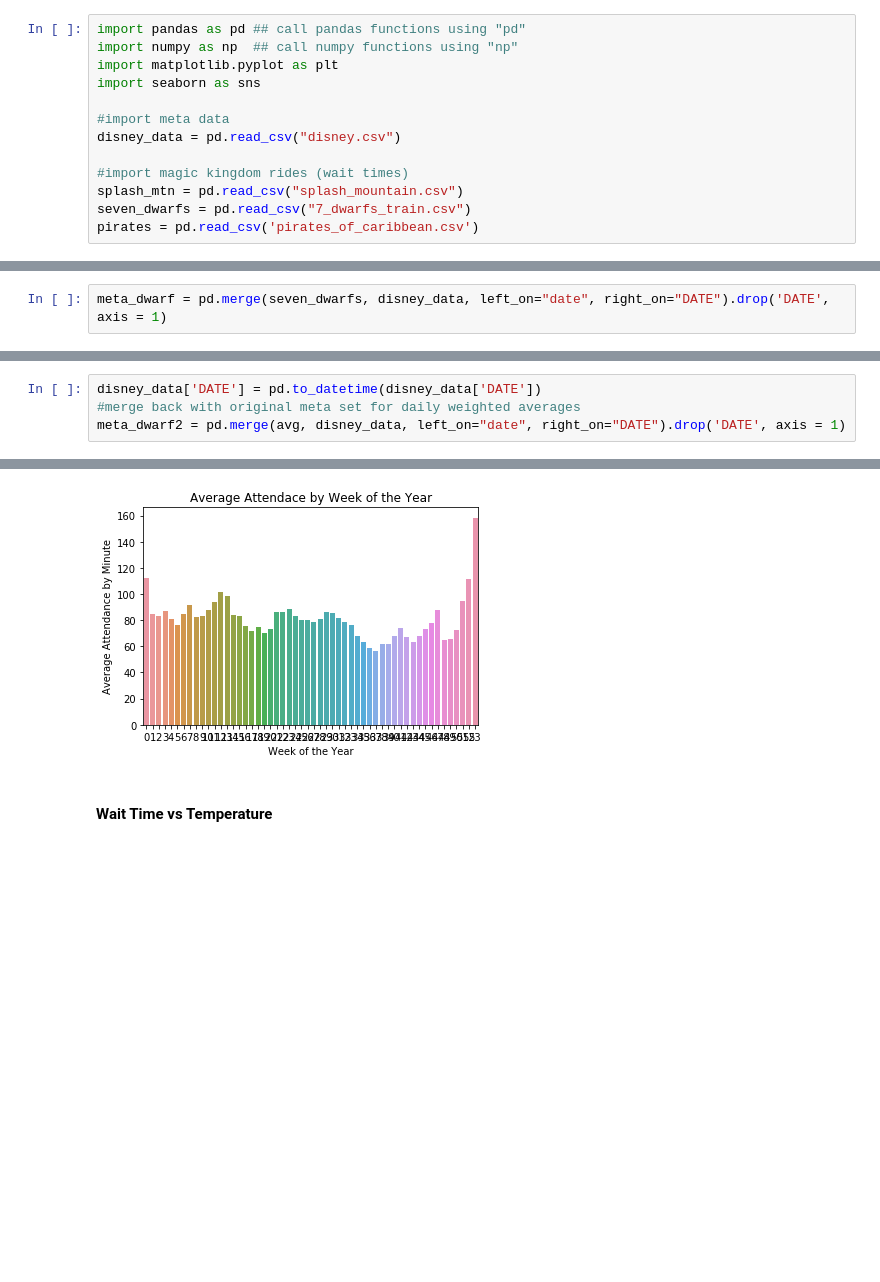
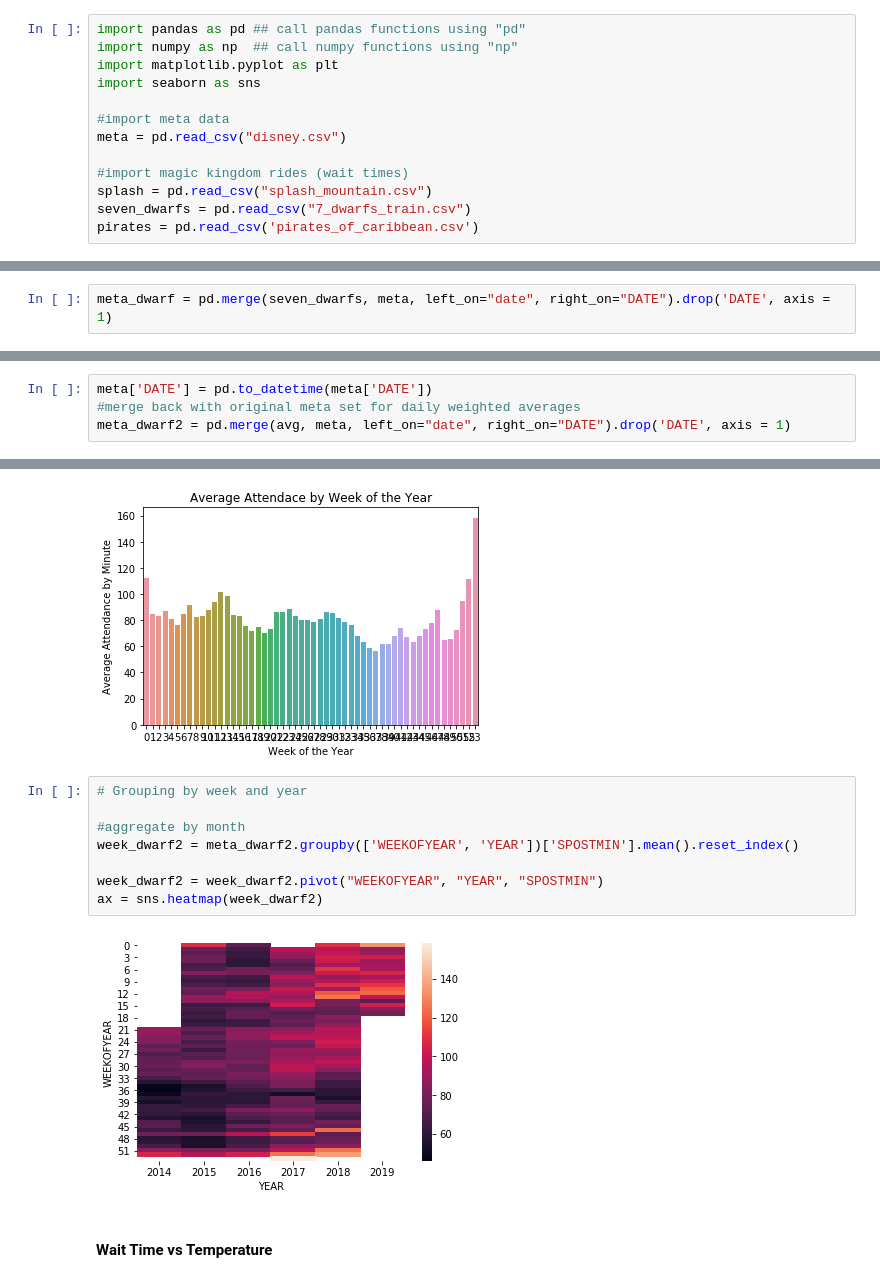
Before and after one commit to daviding11/Splash-Mountain-Wait-Time-Analysis, a Jupyter notebook: Data_Visualization_daviding.ipynb, the cells around one changed output, grey strips where cells are left out. Saved outputs shown, nothing was run; the diff lists cells and outputs as text; blank space fills up the shorter version.

```diff
--- a/Data_Visualization_daviding.ipynb
+++ b/Data_Visualization_daviding.ipynb
@@ -7,10 +7,10 @@ import matplotlib.pyplot as plt
 import seaborn as sns
 
 #import meta data
-disney_data = pd.read_csv("disney.csv")
+meta = pd.read_csv("disney.csv")
 
 #import magic kingdom rides (wait times)
-splash_mtn = pd.read_csv("splash_mountain.csv")
+splash = pd.read_csv("splash_mountain.csv")
 seven_dwarfs = pd.read_csv("7_dwarfs_train.csv")
 pirates = pd.read_csv('pirates_of_caribbean.csv')
 # %%
@@ -23,7 +23,7 @@ splash_mtn = splash_mtn[splash_mtn.SPOSTMIN > 0]
 # %% [markdown]
 # Dwarf Ride Analysis
 # %%
-meta_dwarf = pd.merge(seven_dwarfs, disney_data, left_on="date", right_on="DATE").drop('DATE', axis = 1)
+meta_dwarf = pd.merge(seven_dwarfs, meta, left_on="date", right_on="DATE").drop('DATE', axis = 1)
 # %%
 meta_dwarf = meta_dwarf.fillna(0)
 meta_dwarf['date'] = pd.to_datetime(meta_dwarf['date'])
@@ -86,8 +82,8 @@ To register the converters:
 [figure]
 # %%
-disney_data['DATE'] = pd.to_datetime(disney_data['DATE'])
+meta['DATE'] = pd.to_datetime(meta['DATE'])
 #merge back with original meta set for daily weighted averages
-meta_dwarf2 = pd.merge(avg, disney_data, left_on="date", right_on="DATE").drop('DATE', axis = 1)
+meta_dwarf2 = pd.merge(avg, meta, left_on="date", right_on="DATE").drop('DATE', axis = 1)
 # %%
 #fill na for new meta splash data
 meta_dwarf2 = meta_dwarf2.fillna(0)
@@ -112,6 +108,16 @@ ax.set(xlabel='Week of the Year', ylabel='Average Attendance by Minute')
 [Text(0, 0.5, 'Average Attendance by Minute'),
  Text(0.5, 0, 'Week of the Year')]
 [figure]
+# %%
+# Grouping by week and year
+
+#aggregate by month
+week_dwarf2 = meta_dwarf2.groupby(['WEEKOFYEAR', 'YEAR'])['SPOSTMIN'].mean().reset_index()
+
+week_dwarf2 = week_dwarf2.pivot("WEEKOFYEAR", "YEAR", "SPOSTMIN")
+ax = sns.heatmap(week_dwarf2)
+# %% [output]
+[figure, added]
 # %% [markdown]
 #### Wait Time vs Temperature
 # %%
```
Also changed, not shown: parts of 34 cells of this notebook.
